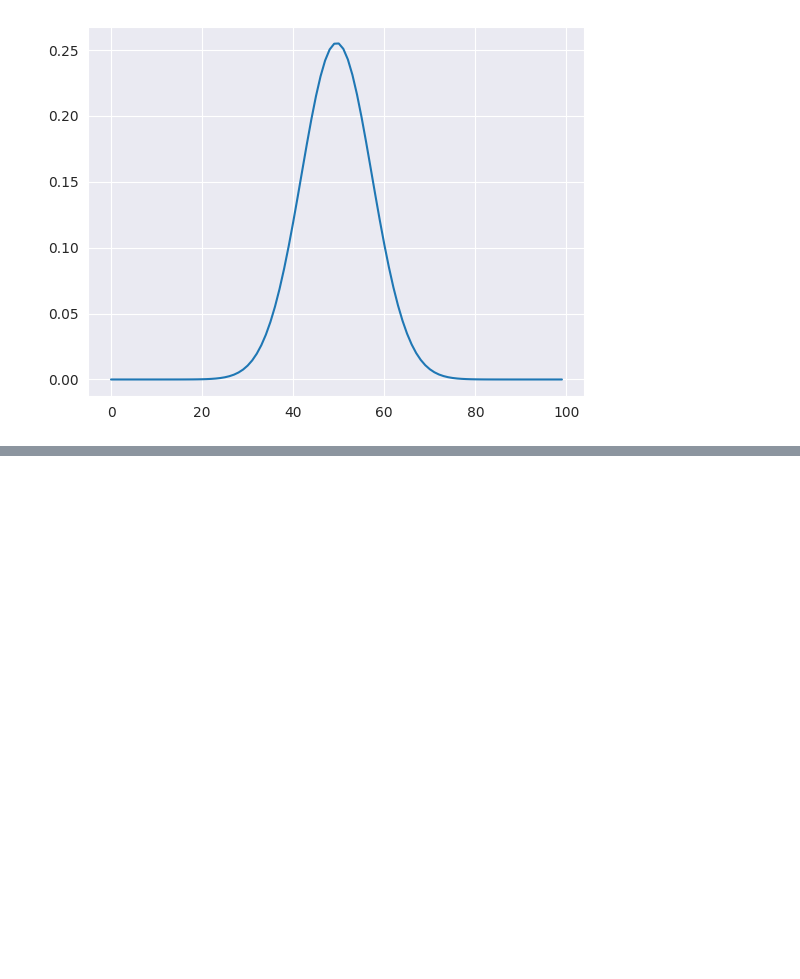
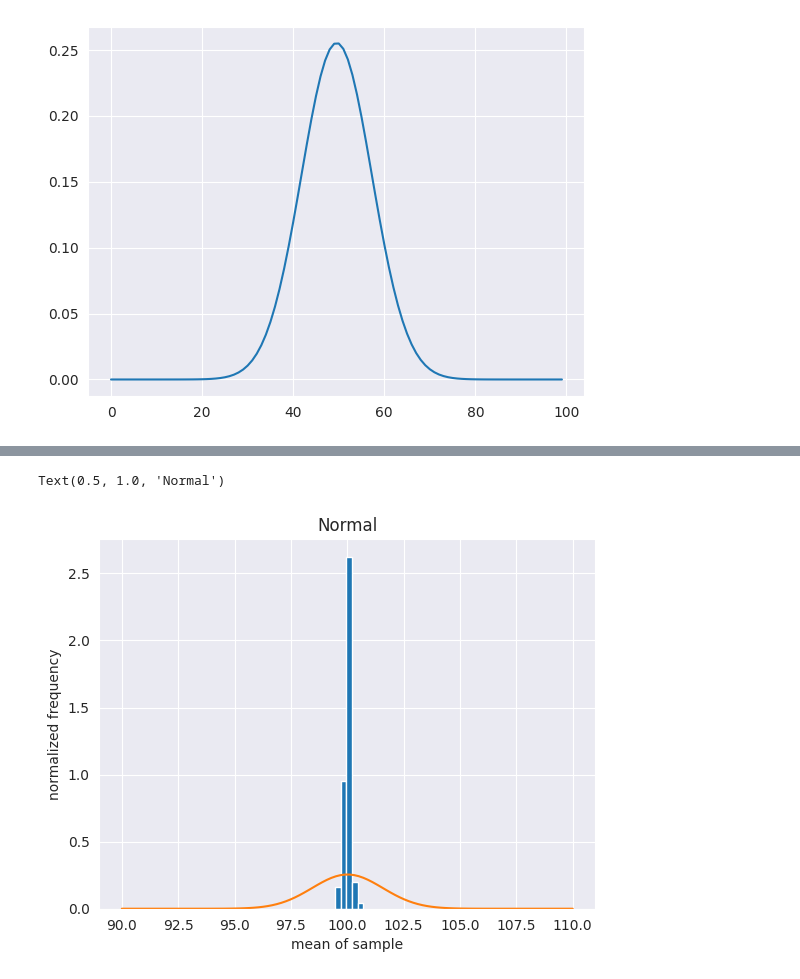
Before and after one commit to sarahdell/DSPS_SDellorco, a Jupyter notebook: hw2/Dellorco_CentralLimitTheorem.ipynb, the cells around one changed output, grey strips where cells are left out. Saved outputs shown, nothing was run; the diff lists cells and outputs as text; code cells hidden in the pictures; blank space fills up the shorter version.

```diff
--- a/hw2/Dellorco_CentralLimitTheorem.ipynb
+++ b/hw2/Dellorco_CentralLimitTheorem.ipynb
@@ -379,0 +381,10 @@ Text(0, 0.5, 'normalized frequency')
+# %%
+#plotting the histogram with the Guassian curve for Normal
+pl.hist(normalmeans, bins = 5, density = True)
+pl.plot(domain, gauss)
+pl.xlabel("mean of sample")
+pl.ylabel("normalized frequency")
+pl.title("Normal")
+# %% [output]
+Text(0.5, 1.0, 'Normal')
+[figure, added]
```
Also changed, not shown: parts of 5 cells of this notebook.
